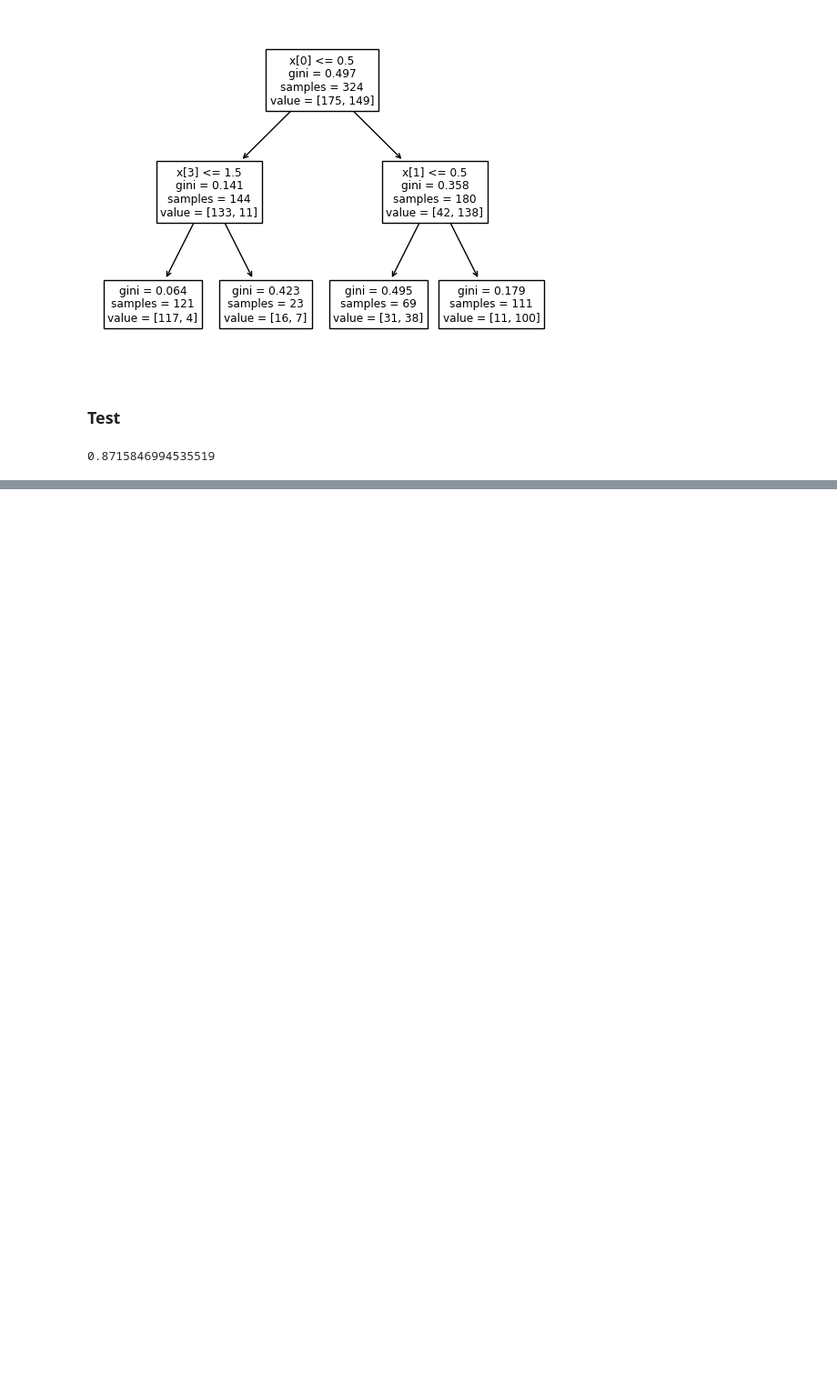
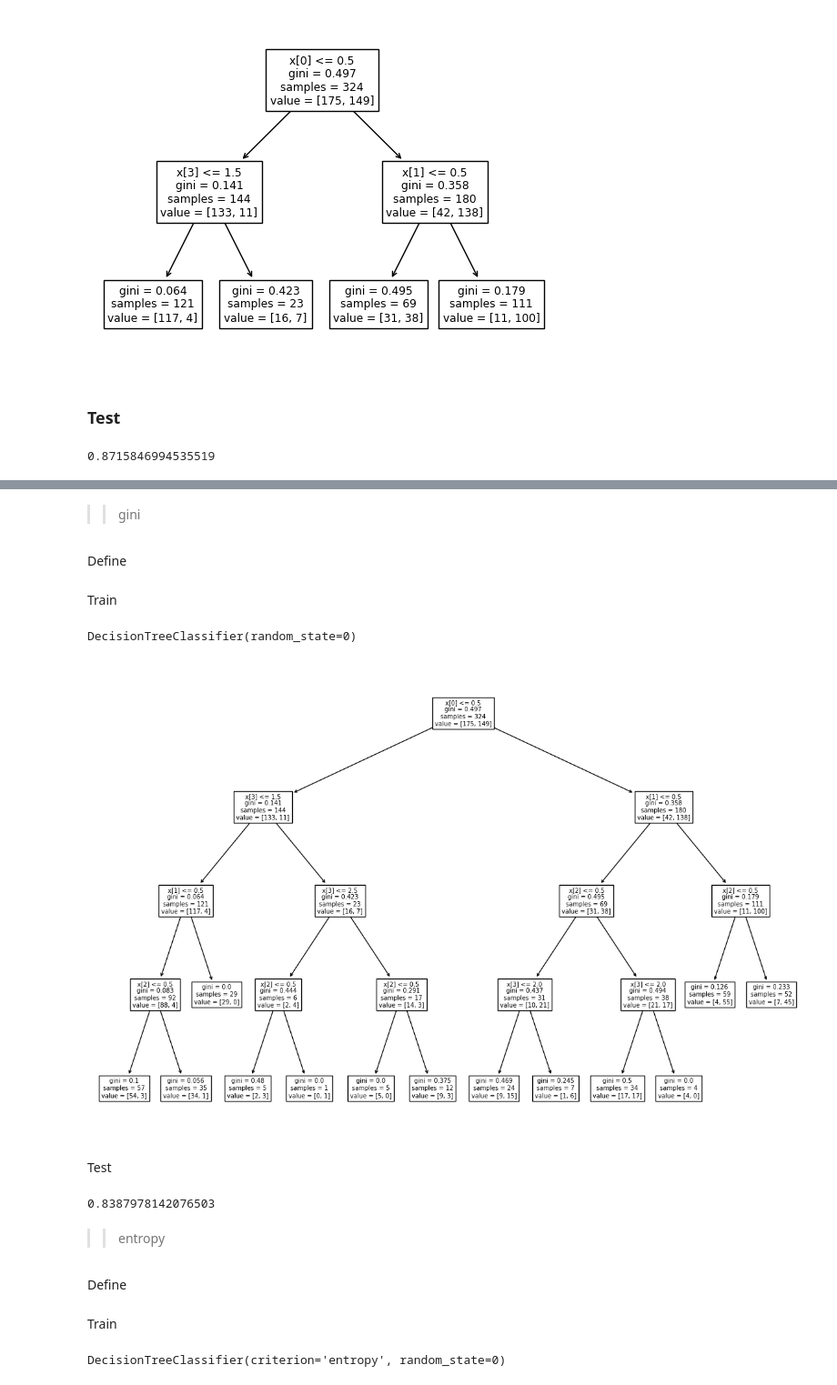
Before and after one commit to Thewaiii/BSC_DPDM23, a Jupyter notebook: Classification.ipynb, the cells around one changed output, grey strips where cells are left out. Shown: that part at 91% size. Cells and saved outputs as stored; diff of their text form; code cells hidden in the pictures; blank space fills up the shorter version.

```diff
--- a/Classification.ipynb
+++ b/Classification.ipynb
@@ -58,7 +58,7 @@ Class Distribution
 col_name = ['a1','a2','a3','a4','a5','a6','a7','a8',
             'a9','a10','a11','a12','a13','a14','a15','a16']
 # %%
-credit = pd.read_csv('/content/drive/MyDrive/BSC_DPDM23/crx.data', header = None, names=col_name) # (1) Set header = None because there is no column names in the data file
+credit = pd.read_csv('/content/drive/MyDrive/BSC_DBDM23/crx.data', header = None, names=col_name) # (1) Set header = None because there is no column names in the data file
 
 print(credit.shape)
 credit.head()
@@ -246,0 +262,19 @@ accuracy_score(y_test, y_predict2)
+# %% [markdown]
+>>gini
+# %% [markdown]
+ Define
+# %%
+Dtree_gini = DecisionTreeClassifier(random_state=0, criterion='gini' )
+# %% [markdown]
+ Train
+# %%
+Dtree_gini.fit(X_train,y_train)
+# %% [output]
+DecisionTreeClassifier(random_state=0)
+# %%
+_, ax = plt.subplots(figsize=(15,10))
+tree.plot_tree(Dtree_gini, ax= ax);
+# %% [output]
+[figure, added]
+# %% [markdown]
+Test
@@ -246,0 +283,9 @@ accuracy_score(y_test, y_predict2)
+# %%
+data1_score = accuracy_score(y_test, y_predict_gini)
+data1_score
+# %% [output]
+0.8387978142076503
+# %% [markdown]
+>> entropy
+# %% [markdown]
+ Define
@@ -246,0 +294,6 @@ accuracy_score(y_test, y_predict2)
+# %% [markdown]
+ Train
+# %%
+Dtree_entropy.fit(X_train,y_train)
+# %% [output]
+DecisionTreeClassifier(criterion='entropy', random_state=0)
```
Also changed, not shown: parts of 35 cells of this notebook.
